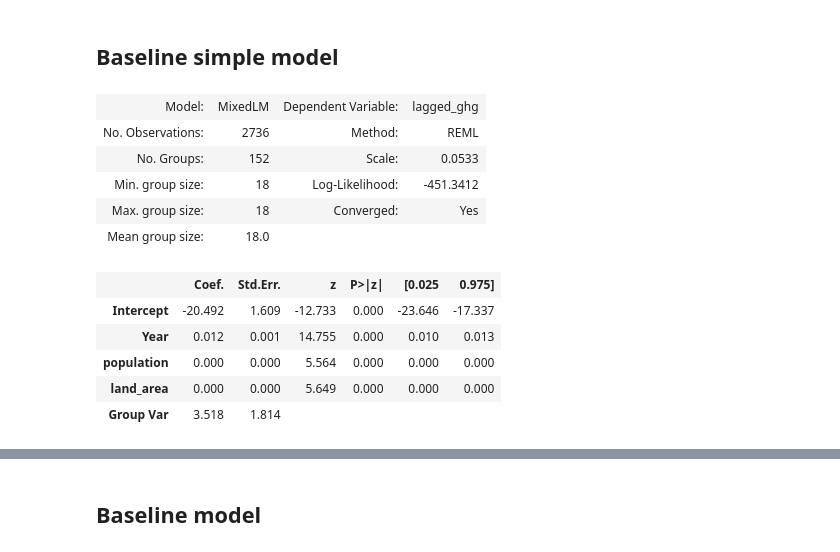
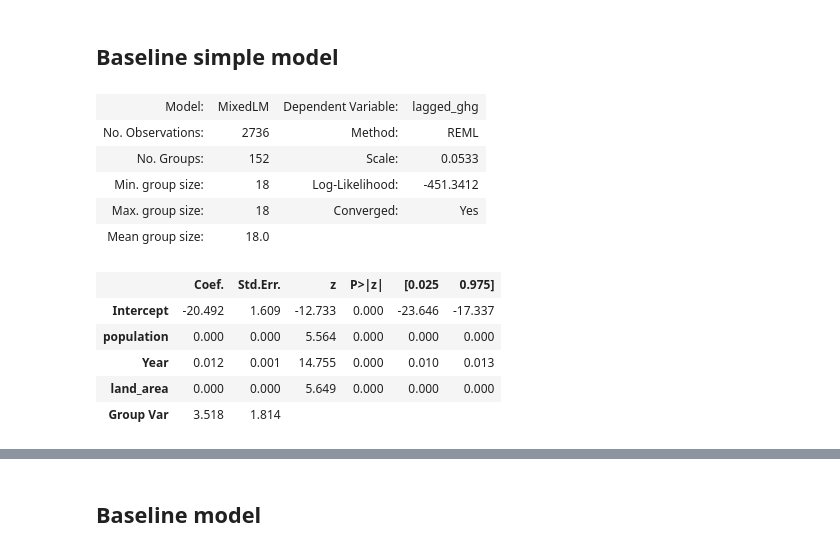
Before and after one commit to marcbarc19/DataScienceExam, a Jupyter notebook: ghg-modelling_martine.ipynb, the cells around one changed output, grey strips where cells are left out. Drawn from its saved outputs; the diff is of its cells as text; code cells hidden in the pictures.

```diff
--- a/ghg-modelling_martine.ipynb
+++ b/ghg-modelling_martine.ipynb
@@ -624,21 +621,21 @@ ghg_model = ghg_model.rename(columns={'Population, total':'population'})
 ghg_model = ghg_model.dropna()
 # %%
 dummy = smf.mixedlm(
-        formula='''lagged_ghg ~ Year + population + land_area''',
+        formula='''lagged_ghg ~ population + Year + land_area''',
         data=ghg_model,
         groups=ghg_model['Country Code']).fit()
 
 dummy.summary()
 # %% [output]
 | Model: | MixedLM | Dependent Variable: | lagged_ghg |
 | No. Observations: | 2736 | Method: | REML |
 | No. Groups: | 152 | Scale: | 0.0533 |
 | Min. group size: | 18 | Log-Likelihood: | -451.3412 |
 | Max. group size: | 18 | Converged: | Yes |
 | Mean group size: | 18.0 |  |  |
 |  | Coef. | Std.Err. | z | P>|z| | [0.025 | 0.975] |
 | Intercept | -20.492 | 1.609 | -12.733 | 0.000 | -23.646 | -17.337 |
+| population | 0.000 | 0.000 | 5.564 | 0.000 | 0.000 | 0.000 |
 | Year | 0.012 | 0.001 | 14.755 | 0.000 | 0.010 | 0.013 |
-| population | 0.000 | 0.000 | 5.564 | 0.000 | 0.000 | 0.000 |
 | land_area | 0.000 | 0.000 | 5.649 | 0.000 | 0.000 | 0.000 |
 | Group Var | 3.518 | 1.814 |  |  |  |  |
```
Also changed, not shown: parts of 11 cells of this notebook.
